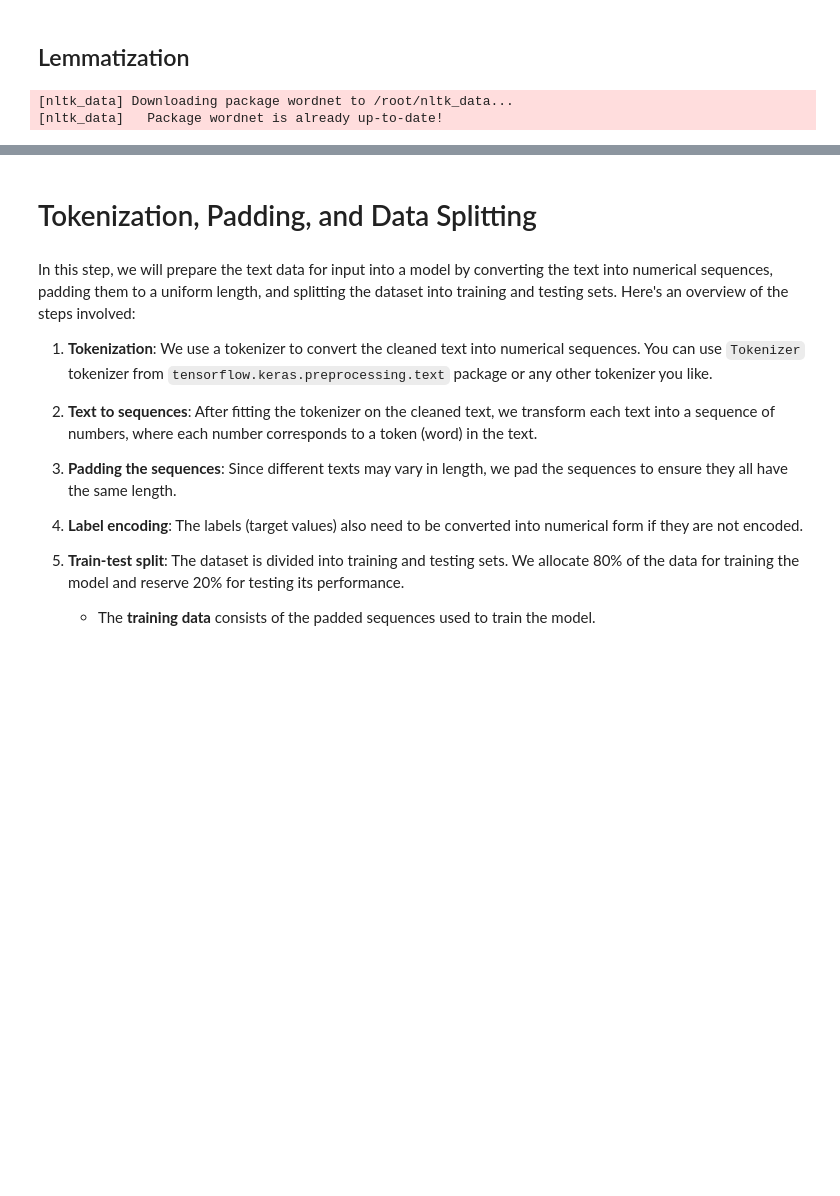
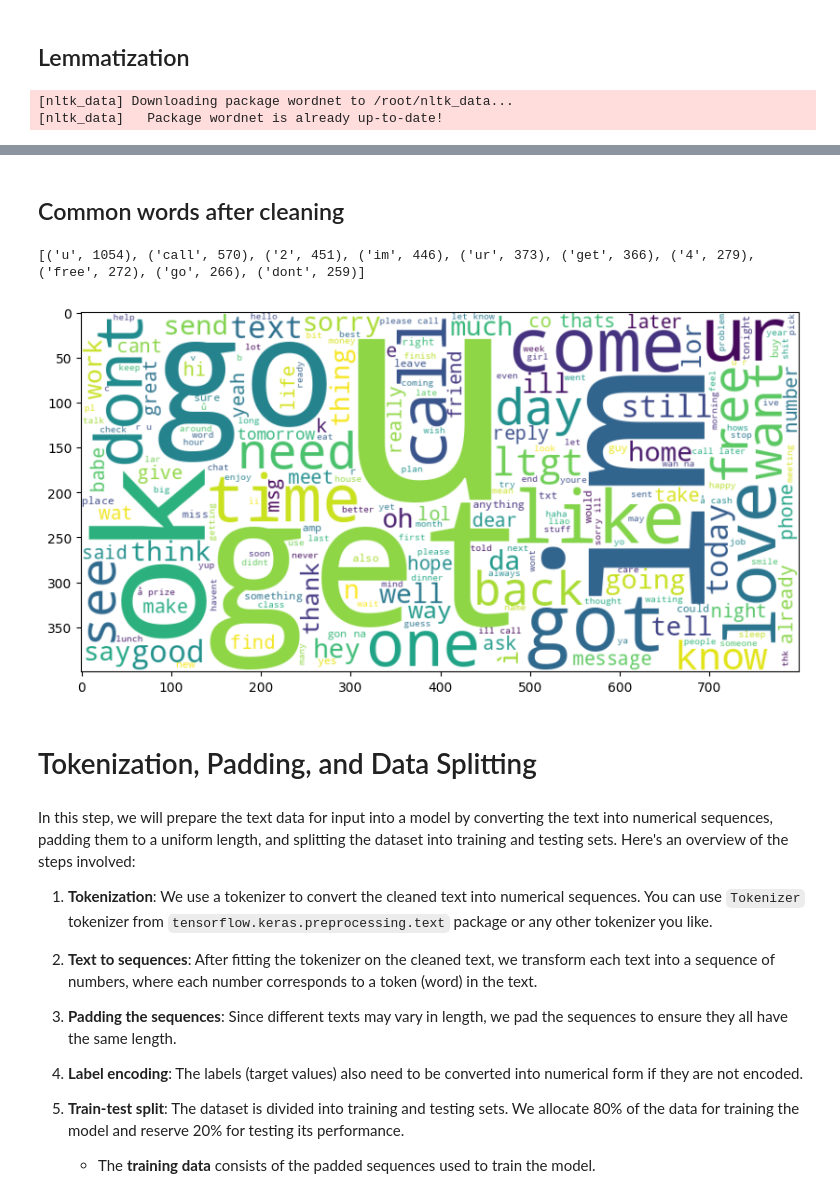
Before and after one commit to TariqAlhathloul/Text_Classification, a Jupyter notebook: Task2_Text_Classification.ipynb, the cells around one changed output, grey strips where cells are left out. Drawn from its saved outputs; the diff is of its cells as text; code cells hidden in the pictures; blank space fills up the shorter version.

```diff
--- a/Task2_Text_Classification.ipynb
+++ b/Task2_Text_Classification.ipynb
@@ -299,6 +287,28 @@ df.sample(10)
 | 3849 | I to am looking forward to all th... | ham | i to am looking forward to all th... | looking forward sex cuddling two ... | [looking, forward, sex, cuddling,... | looking forward sex cuddling two ... |
 | 1334 | Oh ! A half hour is much longer i... | ham | oh a half hour is much longer in ... | oh half hour much longer syria ca... | [oh, half, hour, much, longer, sy... | oh half hour much longer syria ca... |
 | 5109 | Oh you got many responsibilities. | ham | oh you got many responsibilities | oh got many responsibilities | [oh, got, many, responsibilities] | oh got many responsibility |
+# %% [markdown]
+## Common words after cleaning
+# %%
+from collections import Counter
+from wordcloud import WordCloud
+import matplotlib.pyplot as plt
+from nltk.corpus import stopwords
+stopwords = stopwords.words('english')
+
+words = [word for tokens in df['tokens'] for word in tokens]
+word_freq = Counter(words)
+top_10_words = word_freq.most_common(10)
+print(top_10_words)
+wordcloud = WordCloud(width=800, height=400, background_color='white', stopwords=stopwords).generate(' '.join(words))
+
+
+plt.figure(figsize=(10, 5))
+plt.imshow(wordcloud, interpolation='bilinear')
+plt.show()
+# %% [output]
+[('u', 1054), ('call', 570), ('2', 451), ('im', 446), ('ur', 373), ('get', 366), ('4', 279), ('free', 272), ('go', 266), ('dont', 259)]
+[figure, added]
 # %% [markdown]
 # Tokenization, Padding, and Data Splitting
 # %% [markdown]
```
Also changed, not shown: parts of 22 cells of this notebook.
